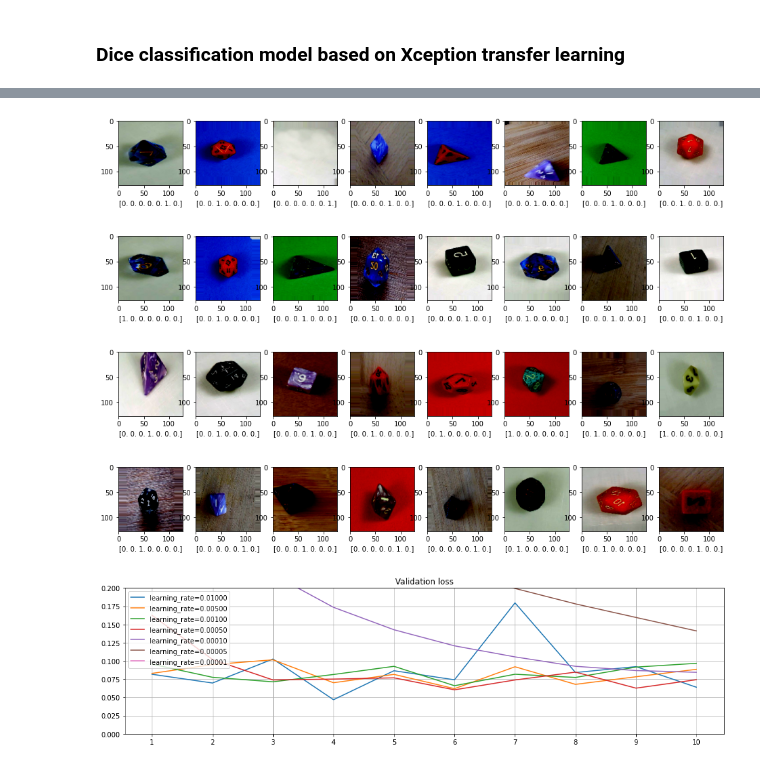
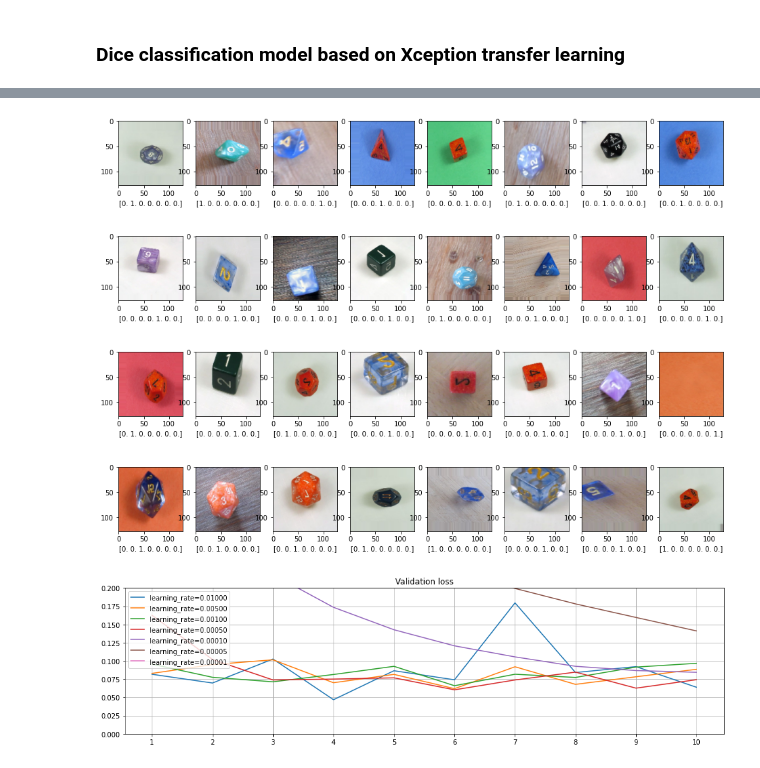
Before and after one commit to K0nkere/DL-Dice-detection-project, a Jupyter notebook: dice-detection-model-tuning.ipynb, the cells around one changed output, grey strips where cells are left out. Cells and saved outputs as stored; diff of their text form; code cells hidden in the pictures.

```diff
--- a/dice-detection-model-tuning.ipynb
+++ b/dice-detection-model-tuning.ipynb
@@ -344,12 +326,12 @@ Found 2901 images belonging to 7 classes.
 # %%
 train_imgs = next(train_dataset)
 
 fig, axes = plt.subplots(4, 8, figsize=(16,12))
 for i, ax in enumerate(axes.flatten()):
-    ax.imshow(train_imgs[0][i])
+    ax.imshow(((train_imgs[0][i]+1)*127.5).astype('int'))
     ax.set_xlabel(train_imgs[1][i])
 # %% [output]
-[figure, old version]
+[figure, new version]
 # %%
 def transfer_detection(img_size, inner_size, learning_rate, droprate=0.5):
 
```
Also changed, not shown: parts of 6 cells of this notebook, 3 other files.
